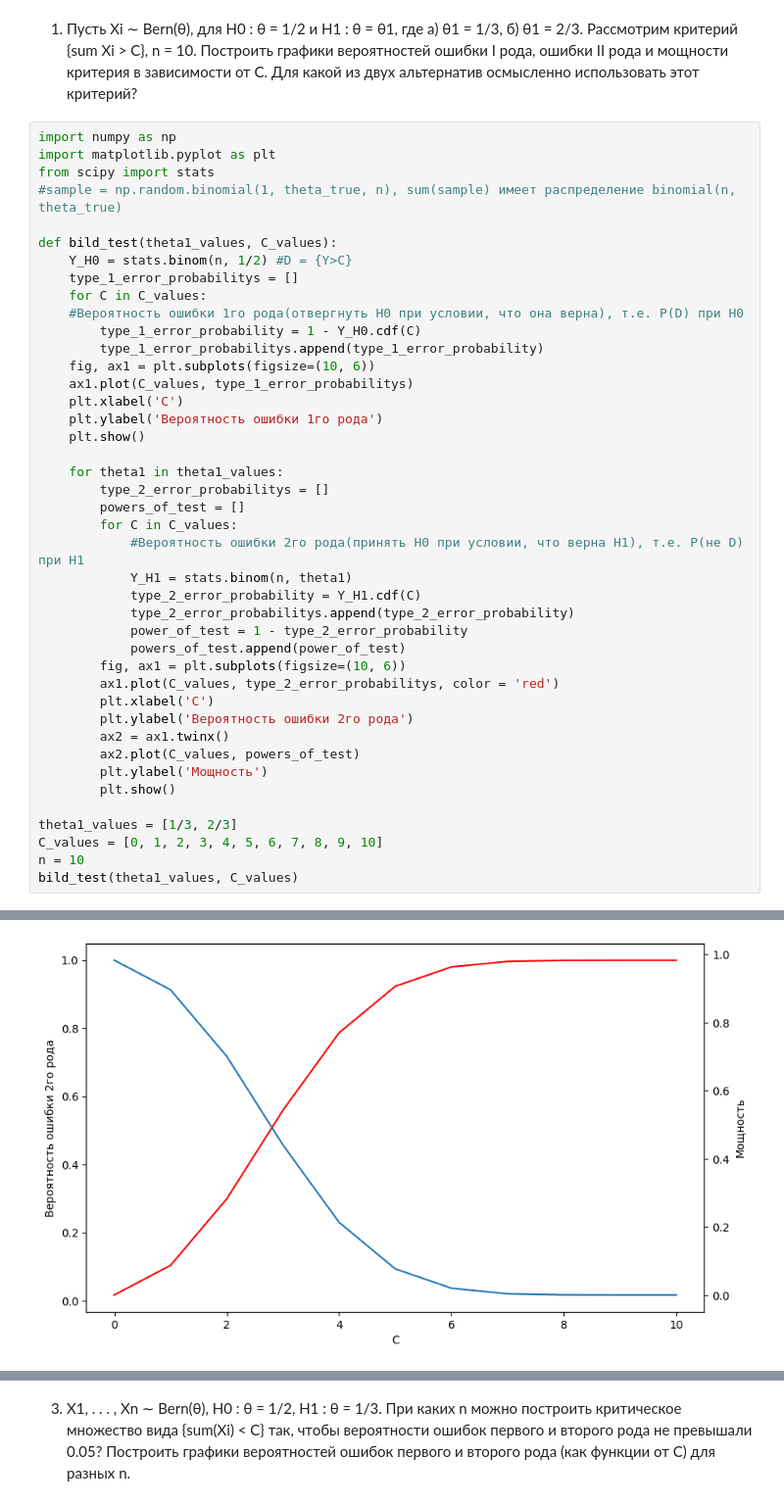
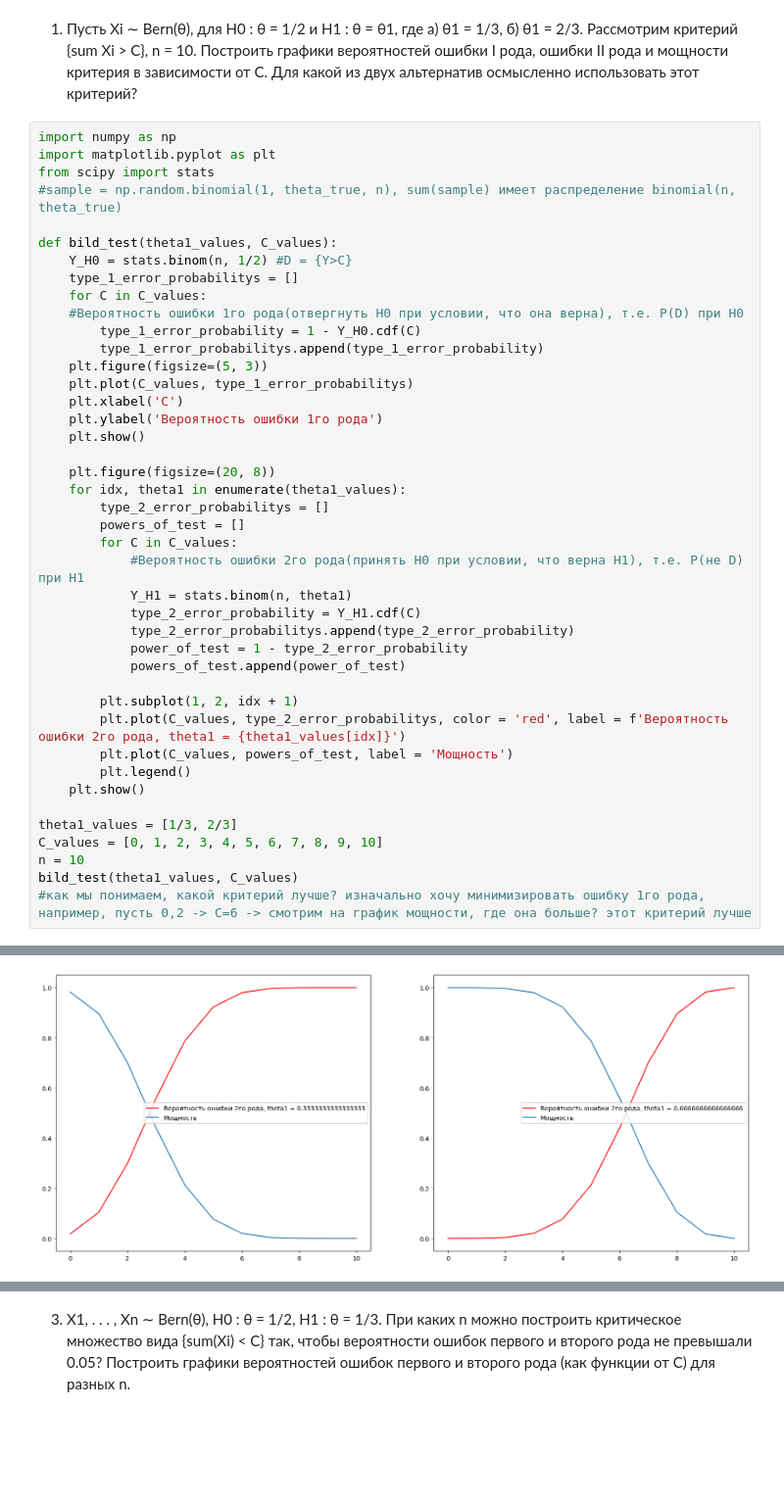
Before and after one commit to atirmargo/Statistics-Lab, a Jupyter notebook: 9th.ipynb, the cells around one changed output, grey strips where cells are left out. Shown at 98% size. Cells and saved outputs as stored; diff of their text form; blank space fills up the shorter version.

```diff
--- a/9th.ipynb
+++ b/9th.ipynb
@@ -15,13 +15,14 @@ def bild_test(theta1_values, C_values):
     #Вероятность ошибки 1го рода(отвергнуть H0 при условии, что она верна), т.е. P(D) при H0
         type_1_error_probability = 1 - Y_H0.cdf(C)
         type_1_error_probabilitys.append(type_1_error_probability)
-    fig, ax1 = plt.subplots(figsize=(10, 6))
-    ax1.plot(C_values, type_1_error_probabilitys)
+    plt.figure(figsize=(5, 3))
+    plt.plot(C_values, type_1_error_probabilitys)
     plt.xlabel('C')
     plt.ylabel('Вероятность ошибки 1го рода')
     plt.show()
 
-    for theta1 in theta1_values:
+    plt.figure(figsize=(20, 8))
+    for idx, theta1 in enumerate(theta1_values):
         type_2_error_probabilitys = []
         powers_of_test = []
         for C in C_values:
@@ -31,17 +32,16 @@ def bild_test(theta1_values, C_values):
             type_2_error_probabilitys.append(type_2_error_probability)
             power_of_test = 1 - type_2_error_probability
             powers_of_test.append(power_of_test)
-        fig, ax1 = plt.subplots(figsize=(10, 6))
-        ax1.plot(C_values, type_2_error_probabilitys, color = 'red')
-        plt.xlabel('C')
-        plt.ylabel('Вероятность ошибки 2го рода')
-        ax2 = ax1.twinx()
-        ax2.plot(C_values, powers_of_test)
-        plt.ylabel('Мощность')
-        plt.show()
+
+        plt.subplot(1, 2, idx + 1)
+        plt.plot(C_values, type_2_error_probabilitys, color = 'red', label = f'Вероятность ошибки 2го рода, theta1 = {theta1_values[idx]}')
+        plt.plot(C_values, powers_of_test, label = 'Мощность')
+        plt.legend()
+    plt.show()
 
 theta1_values = [1/3, 2/3]
 C_values = [0, 1, 2, 3, 4, 5, 6, 7, 8, 9, 10]
 n = 10
 bild_test(theta1_values, C_values)
+#как мы понимаем, какой критерий лучше? изначально хочу минимизировать ошибку 1го рода, например, пусть 0,2 -> С=6 -> смотрим на график мощности, где она больше? этот критерий лучше
 # %% [output]
@@ -49 +49 @@ bild_test(theta1_values, C_values)
-[figure, old version]
+[figure, new version]
```
Also changed, not shown: parts of 3 cells of this notebook, 6 other files.
